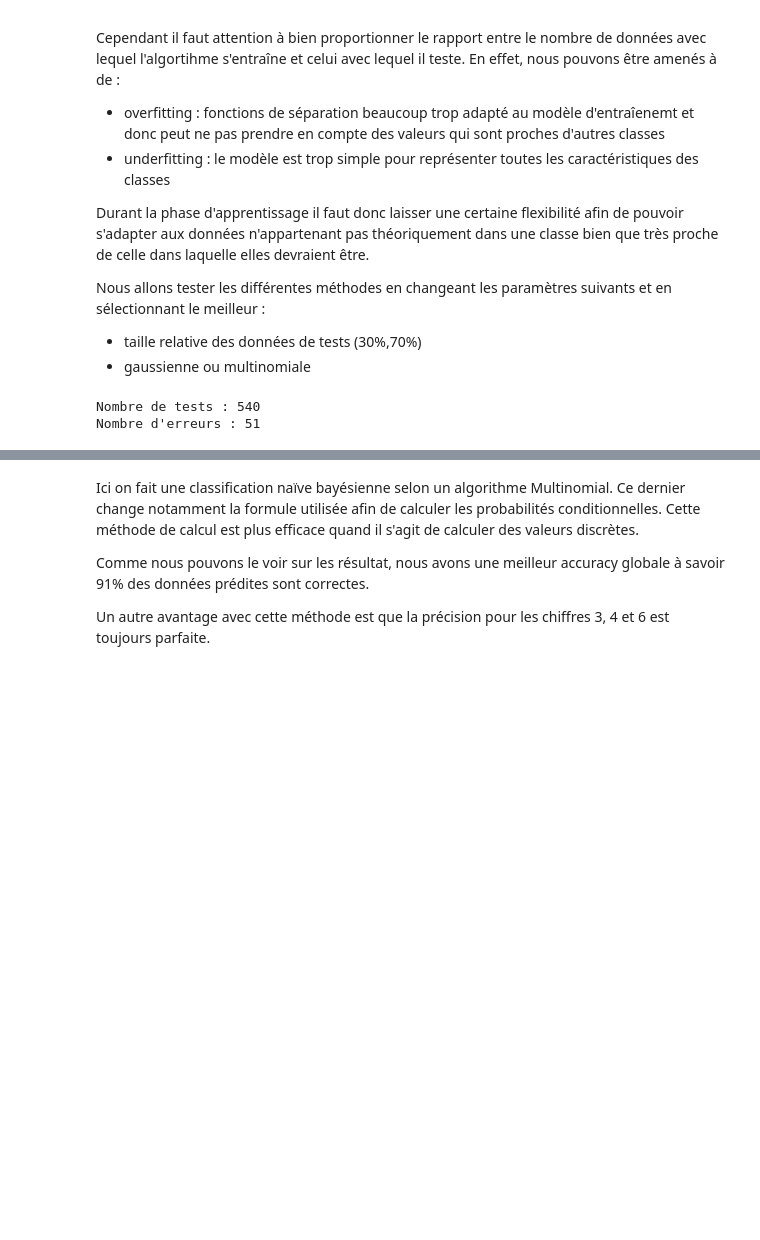
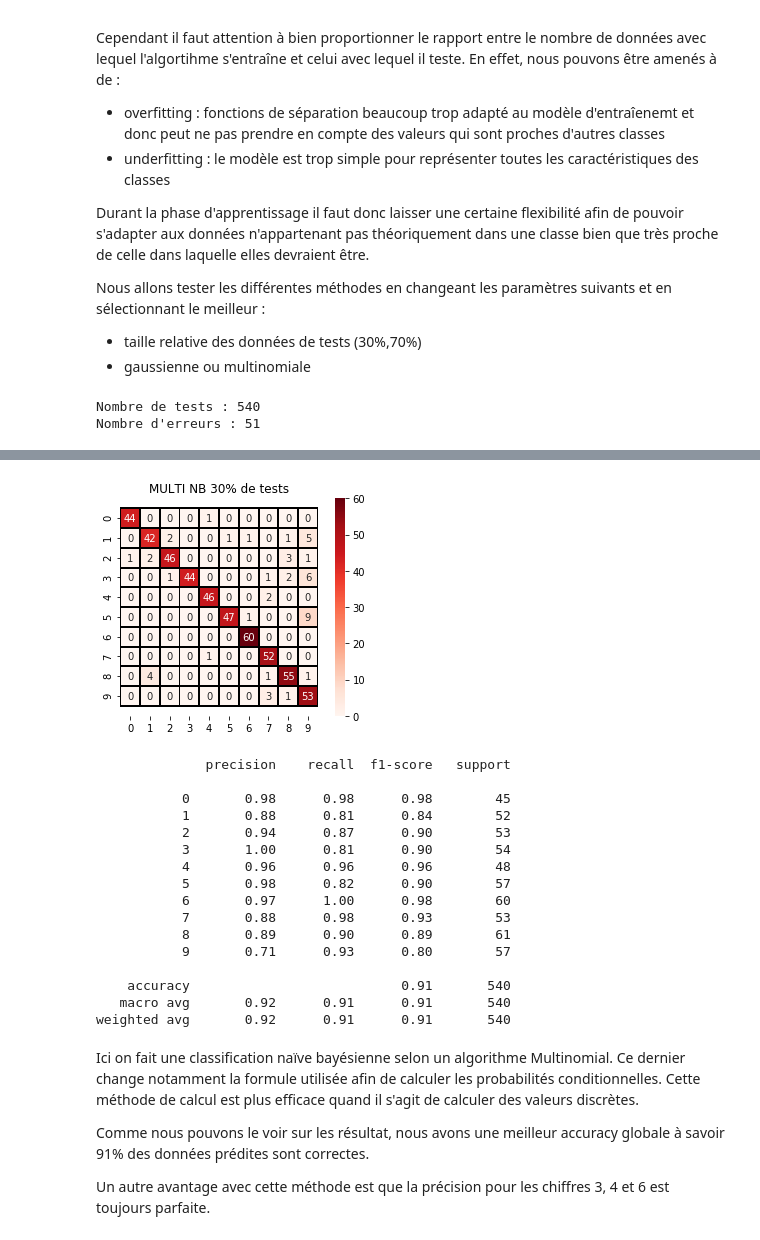
Before and after one commit to JohanChataigne/handwritten_digits_recognition, a Jupyter notebook: Assignment1.ipynb, the cells around one changed output, grey strips where cells are left out. Drawn from its saved outputs; the diff is of its cells as text; code cells hidden in the pictures; blank space fills up the shorter version.

```diff
--- a/Assignment1.ipynb
+++ b/Assignment1.ipynb
@@ -101,4 +102,5 @@ plt.show()
 # %%
-# Pour tous les labels, renvoit les métriques principales
-report_kmeans = metrics.classification_report(Y_kmeans, labels)
-print(report_kmeans)
+def show_report(Y,pred):
+    # Pour tous les labels, renvoit les métriques principales
+    report_kmeans = metrics.classification_report(Y, pred, zero_division=1)
+    print(report_kmeans)
@@ -251,3 +208,24 @@ weighted avg       0.92      0.91      0.91       540
+# %%
+show_confusion_matrix(Y_test,pred_multiNB,"MULTI NB 30% de tests",10)
+show_report(Y_test,pred_multiNB)
+# %% [output]
+[figure, added]
+              precision    recall  f1-score   support
+
+           0       0.98      0.98      0.98        45
+           1       0.88      0.81      0.84        52
+           2       0.94      0.87      0.90        53
+           3       1.00      0.81      0.90        54
+           4       0.96      0.96      0.96        48
+           5       0.98      0.82      0.90        57
+           6       0.97      1.00      0.98        60
+           7       0.88      0.98      0.93        53
+           8       0.89      0.90      0.89        61
+           9       0.71      0.93      0.80        57
+
+    accuracy                           0.91       540
+   macro avg       0.92      0.91      0.91       540
+weighted avg       0.92      0.91      0.91       540
 # %% [markdown]
 <font color="blue"/>
 
```
Also changed, not shown: parts of 60 cells of this notebook.
